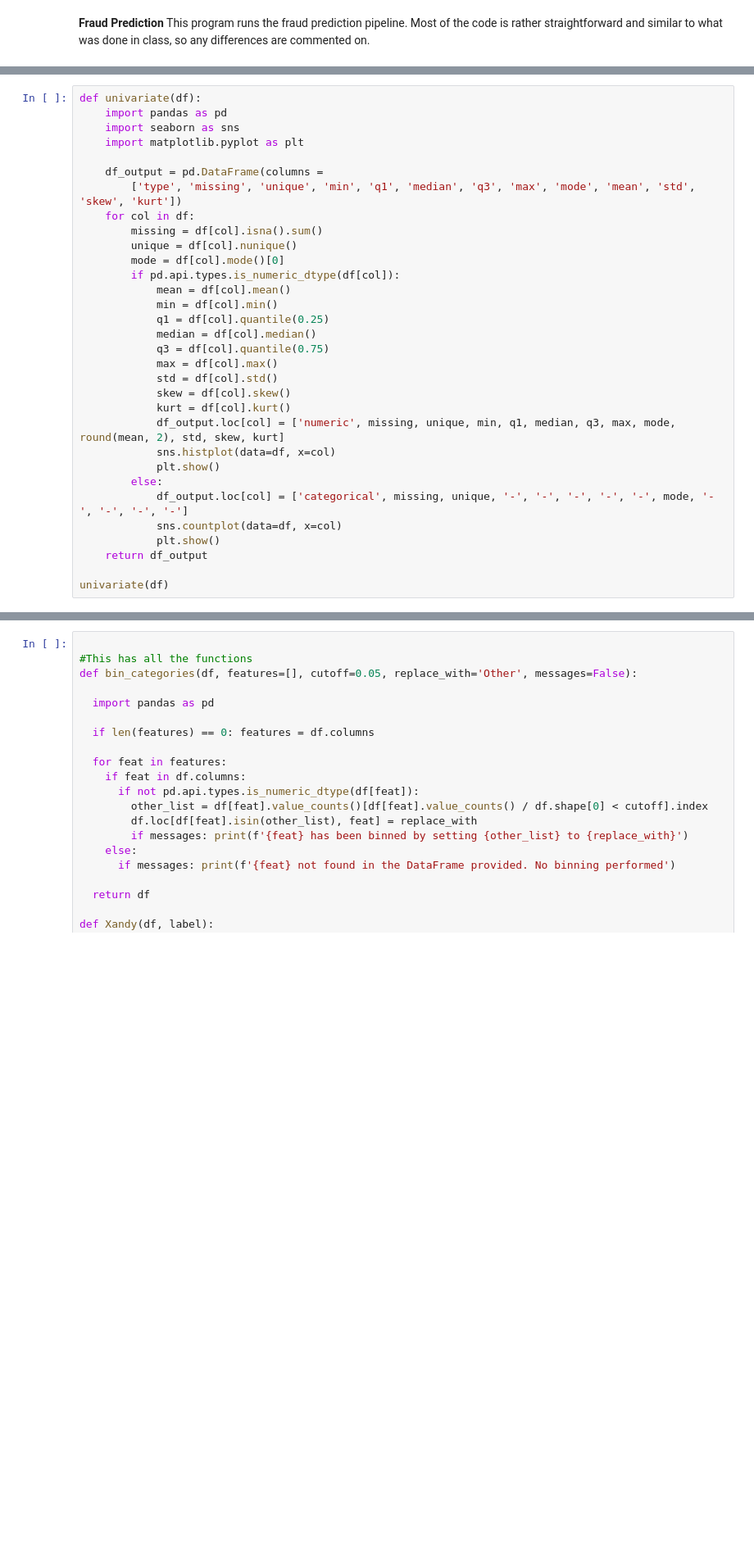
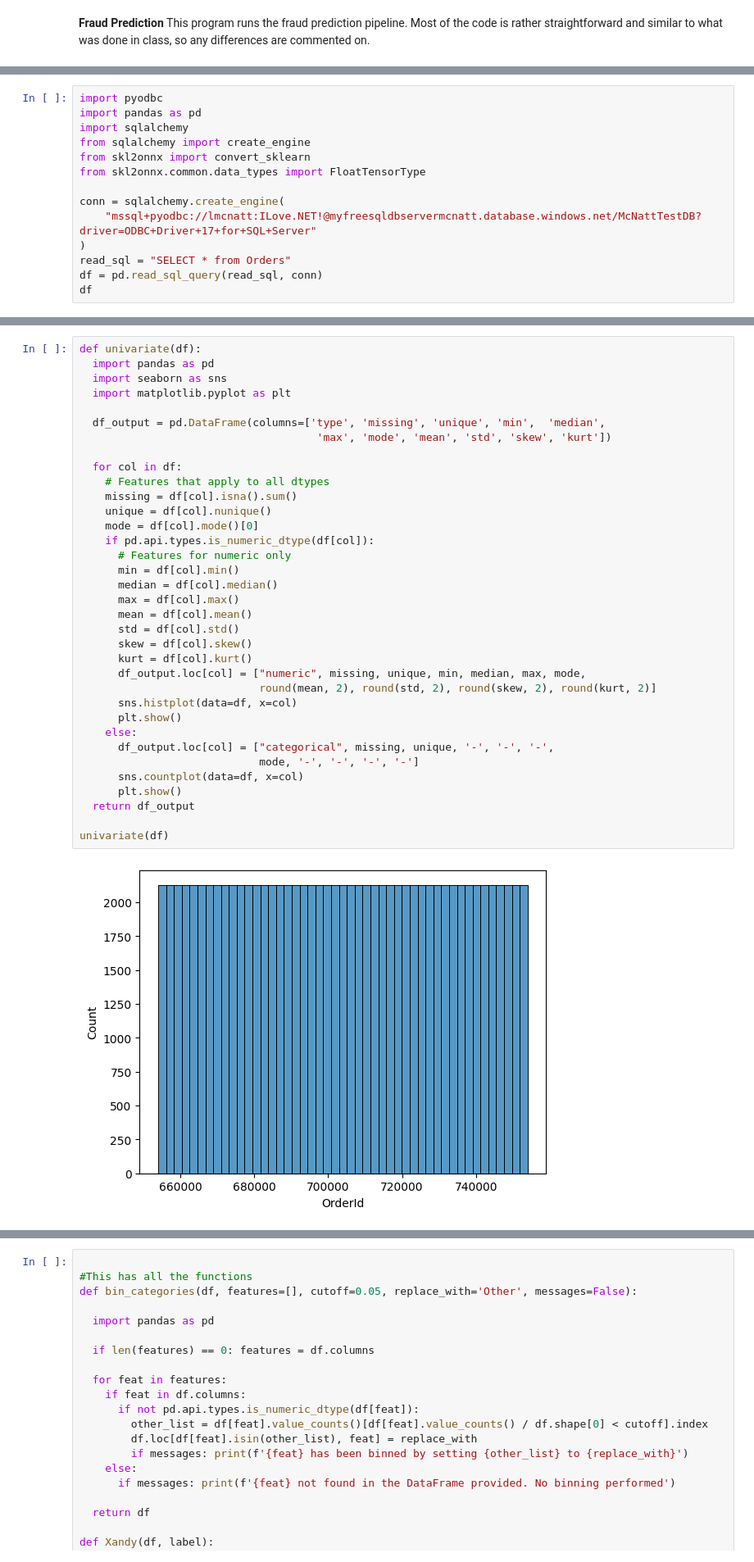
Before and after one commit to lmcnatt/Intex2Group3-1, a Jupyter notebook: Intex2/fraud_prediction.ipynb, the cells around one changed output, grey strips where cells are left out. Shown at 82% size. Saved outputs shown, nothing was run; the diff lists cells and outputs as text; blank space fills up the shorter version.

```diff
--- a/Intex2/fraud_prediction.ipynb
+++ b/Intex2/fraud_prediction.ipynb
@@ -46,0 +4,14 @@ Fraud
+# %%
+import pyodbc
+import pandas as pd
+import sqlalchemy
+from sqlalchemy import create_engine
+from skl2onnx import convert_sklearn
+from skl2onnx.common.data_types import FloatTensorType
+
+conn = sqlalchemy.create_engine(
+    "mssql+pyodbc://lmcnatt:ILove.NET!@myfreesqldbservermcnatt.database.windows.net/McNattTestDB?driver=ODBC+Driver+17+for+SQL+Server"
+)
+read_sql = "SELECT * from Orders"
+df = pd.read_sql_query(read_sql, conn)
+df
@@ -47,32 +32,37 @@ Fraud
 # %%
 def univariate(df):
-    import pandas as pd
-    import seaborn as sns
-    import matplotlib.pyplot as plt
+  import pandas as pd
+  import seaborn as sns
+  import matplotlib.pyplot as plt
 
-    df_output = pd.DataFrame(columns =
-        ['type', 'missing', 'unique', 'min', 'q1', 'median', 'q3', 'max', 'mode', 'mean', 'std', 'skew', 'kurt'])
-    for col in df:
-        missing = df[col].isna().sum()
-        unique = df[col].nunique()
-        mode = df[col].mode()[0]
-        if pd.api.types.is_numeric_dtype(df[col]):
-            mean = df[col].mean()
-            min = df[col].min()
-            q1 = df[col].quantile(0.25)
-            median = df[col].median()
-            q3 = df[col].quantile(0.75)
-            max = df[col].max()
-            std = df[col].std()
-            skew = df[col].skew()
-            kurt = df[col].kurt()
-            df_output.loc[col] = ['numeric', missing, unique, min, q1, median, q3, max, mode, round(mean, 2), std, skew, kurt]
-            sns.histplot(data=df, x=col)
-            plt.show()
-        else:
-            df_output.loc[col] = ['categorical', missing, unique, '-', '-', '-', '-', '-', mode, '-', '-', '-', '-']
-            sns.countplot(data=df, x=col)
-            plt.show()
-    return df_output
+  df_output = pd.DataFrame(columns=['type', 'missing', 'unique', 'min',  'median',
+                                     'max', 'mode', 'mean', 'std', 'skew', 'kurt'])
+
+  for col in df:
+    # Features that apply to all dtypes
+    missing = df[col].isna().sum()
+    unique = df[col].nunique()
+    mode = df[col].mode()[0]
+    if pd.api.types.is_numeric_dtype(df[col]):
+      # Features for numeric only
+      min = df[col].min()
+      median = df[col].median()
+      max = df[col].max()
+      mean = df[col].mean()
+      std = df[col].std()
+      skew = df[col].skew()
+      kurt = df[col].kurt()
+      df_output.loc[col] = ["numeric", missing, unique, min, median, max, mode,
+                            round(mean, 2), round(std, 2), round(skew, 2), round(kurt, 2)]
+      sns.histplot(data=df, x=col)
+      plt.show()
+    else:
+      df_output.loc[col] = ["categorical", missing, unique, '-', '-', '-',
+                            mode, '-', '-', '-', '-']
+      sns.countplot(data=df, x=col)
+      plt.show()
+  return df_output
 
 univariate(df)
+# %% [output]
+[figure, added]
```
Also changed, not shown: parts of 4 cells of this notebook, 2 other files.
